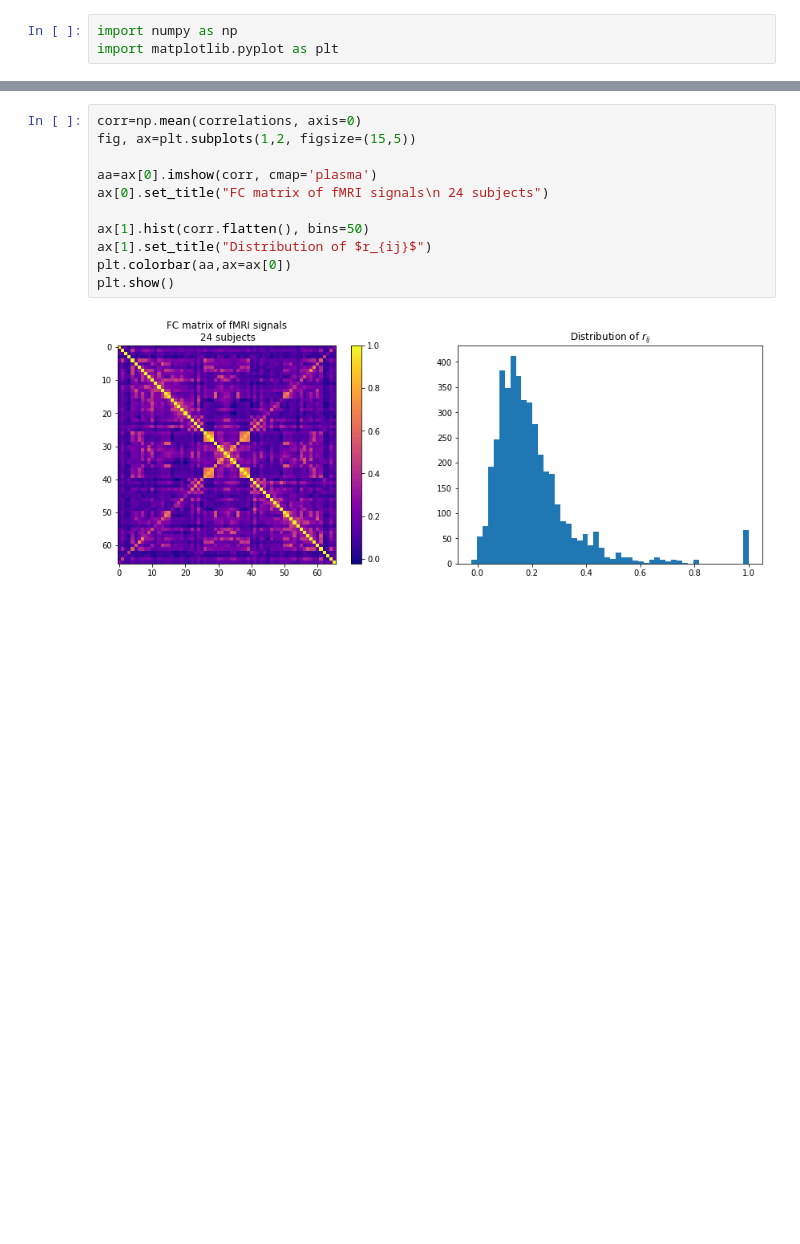
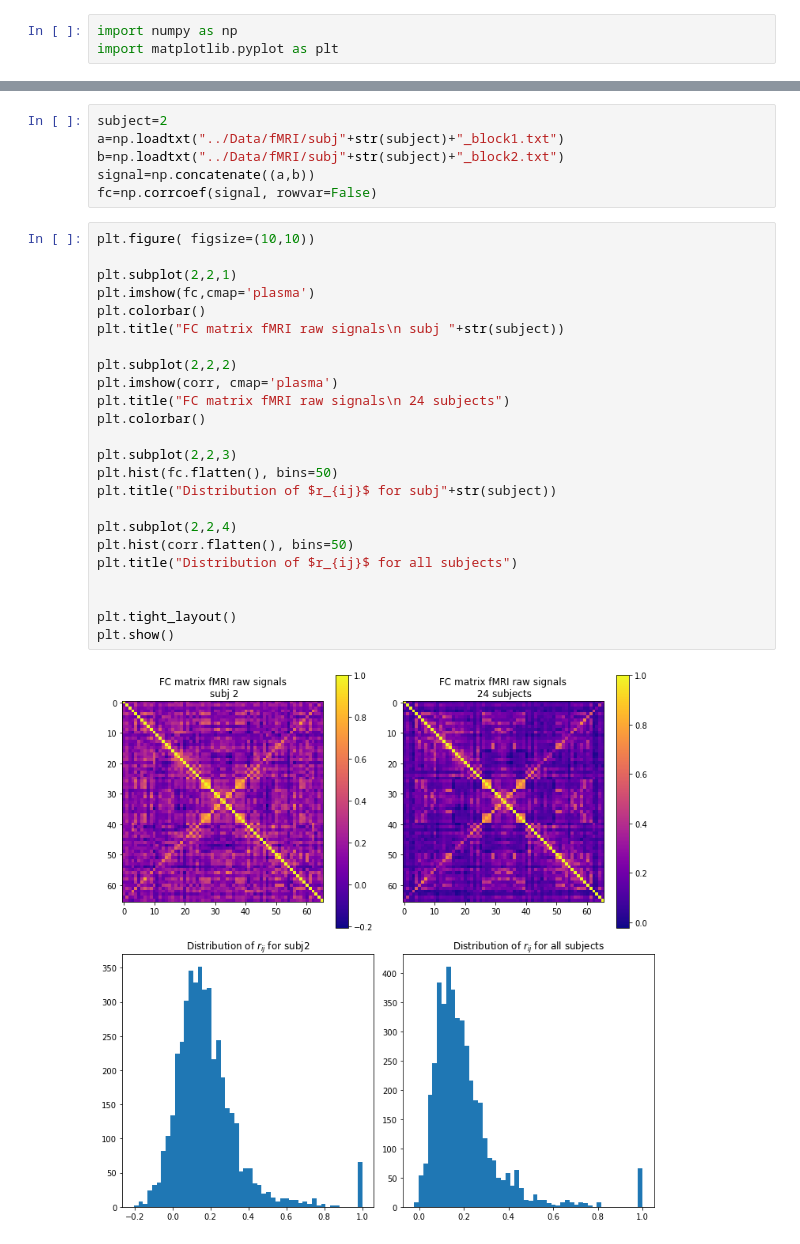
Before and after one commit to tommaso-bertola/TesiTriennale, a Jupyter notebook: Code/FC Matrix.ipynb, the cells around one changed output, grey strips where cells are left out. Drawn from its saved outputs; the diff is of its cells as text; blank space fills up the shorter version.

```diff
--- a/Code/FC Matrix.ipynb
+++ b/Code/FC Matrix.ipynb
@@ -30,13 +19,32 @@ for subj in range(1,25,1):
+# %%
+subject=2
+a=np.loadtxt("../Data/fMRI/subj"+str(subject)+"_block1.txt")
+b=np.loadtxt("../Data/fMRI/subj"+str(subject)+"_block2.txt")
+signal=np.concatenate((a,b))
+fc=np.corrcoef(signal, rowvar=False)
 # %%
-corr=np.mean(correlations, axis=0)
-fig, ax=plt.subplots(1,2, figsize=(15,5))
+plt.figure( figsize=(10,10))
 
-aa=ax[0].imshow(corr, cmap='plasma')
-ax[0].set_title("FC matrix of fMRI signals\n 24 subjects")
+plt.subplot(2,2,1)
+plt.imshow(fc,cmap='plasma')
+plt.colorbar()
+plt.title("FC matrix fMRI raw signals\n subj "+str(subject))
 
-ax[1].hist(corr.flatten(), bins=50)
-ax[1].set_title("Distribution of $r_{ij}$")
-plt.colorbar(aa,ax=ax[0])
+plt.subplot(2,2,2)
+plt.imshow(corr, cmap='plasma')
+plt.title("FC matrix fMRI raw signals\n 24 subjects")
+plt.colorbar()
+
+plt.subplot(2,2,3)
+plt.hist(fc.flatten(), bins=50)
+plt.title("Distribution of $r_{ij}$ for subj"+str(subject))
+
+plt.subplot(2,2,4)
+plt.hist(corr.flatten(), bins=50)
+plt.title("Distribution of $r_{ij}$ for all subjects")
+
+
+plt.tight_layout()
 plt.show()
 # %% [output]
-[figure, old version]
+[figure, new version]
```
Also changed, not shown: parts of 2 cells of this notebook, 6 other files.
